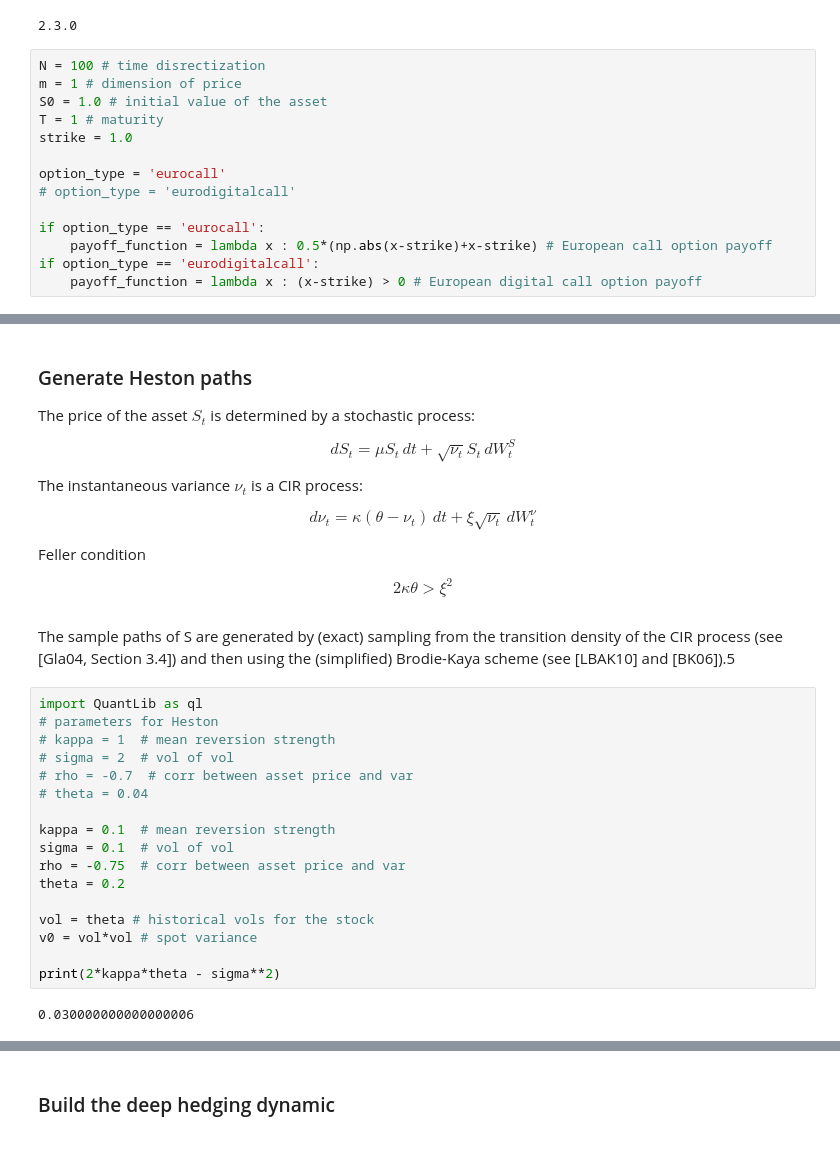
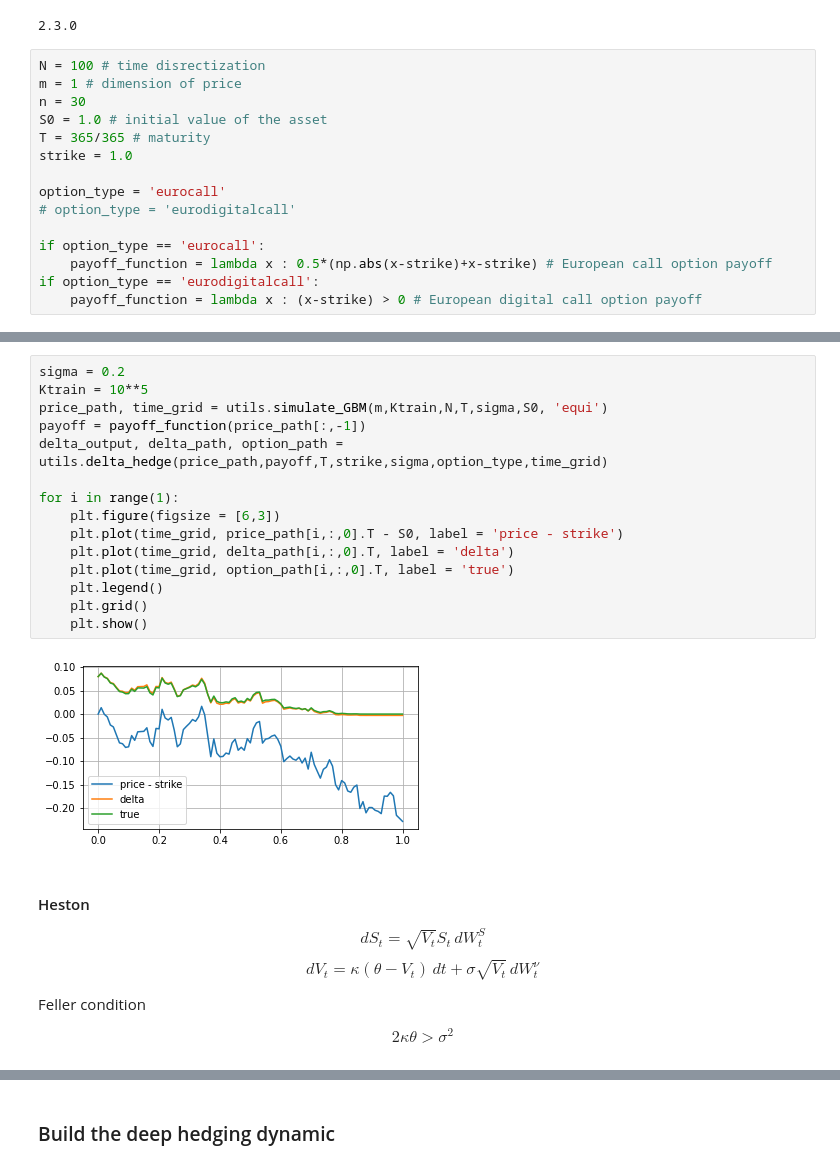
Before and after one commit to Parliamenthill/DeepHedging, a Jupyter notebook: deep hedging.ipynb, the cells around one changed output, grey strips where cells are left out. Cells and saved outputs as stored; diff of their text form.

```diff
--- a/deep hedging.ipynb
+++ b/deep hedging.ipynb
@@ -12,8 +12,9 @@ print(tf.__version__)
 # %%
 N = 100 # time disrectization
 m = 1 # dimension of price
+n = 30
 S0 = 1.0 # initial value of the asset
-T = 1 # maturity
+T = 365/365 # maturity
 strike = 1.0
 
 option_type = 'eurocall'
@@ -26,43 +34,31 @@ if option_type == 'eurodigitalcall':
+# %%
+sigma = 0.2
+Ktrain = 10**5
+price_path, time_grid = utils.simulate_GBM(m,Ktrain,N,T,sigma,S0, 'equi')
+payoff = payoff_function(price_path[:,-1])
+delta_output, delta_path, option_path = utils.delta_hedge(price_path,payoff,T,strike,sigma,option_type,time_grid)
+
+for i in range(1):
+    plt.figure(figsize = [6,3])
+    plt.plot(time_grid, price_path[i,:,0].T - S0, label = 'price - strike')
+    plt.plot(time_grid, delta_path[i,:,0].T, label = 'delta')
+    plt.plot(time_grid, option_path[i,:,0].T, label = 'true')
+    plt.legend()
+    plt.grid()
+    plt.show()
+# %% [output]
+[figure, added]
 # %% [markdown]
-### Generate Heston paths
-
-The price of the asset $S_t$ is determined by a stochastic process:
-
+#### Heston
 $$
-dS_{t}=\mu S_{t}\,dt+{\sqrt  {\nu_{t}}}S_{t}\,dW_{t}^{S}
+dS_{t}={\sqrt  {V_{t}}}S_{t}\,dW_{t}^{S}
 $$
-
-The instantaneous variance $\nu_t$ is a CIR process:
-
 $$
-d\nu_{t}=\kappa (\theta -\nu_{t})\,dt+\xi {\sqrt  {\nu_{t}}}\,dW_{t}^{{\nu }}
+dV_{t}=\kappa (\theta -V_{t})\,dt+\sigma {\sqrt  {V_{t}}}\,dW_{t}^{{\nu }}
 $$
 
 Feller condition
 
 $$
-2\kappa \theta >\xi ^{2}
+2\kappa \theta >\sigma ^{2}
 $$
-# %% [markdown]
-The sample paths of S are generated by (exact) sampling from the transition density
-of the CIR process (see [Gla04, Section 3.4]) and then using the (simplified)
-Brodie-Kaya scheme (see [LBAK10] and [BK06]).5
-# %%
-import QuantLib as ql
-# parameters for Heston
-# kappa = 1  # mean reversion strength
-# sigma = 2  # vol of vol
-# rho = -0.7  # corr between asset price and var
-# theta = 0.04
-
-kappa = 0.1  # mean reversion strength
-sigma = 0.1  # vol of vol
-rho = -0.75  # corr between asset price and var
-theta = 0.2
-
-vol = theta # historical vols for the stock
-v0 = vol*vol # spot variance
-
-print(2*kappa*theta - sigma**2)
-# %% [output]
-0.030000000000000006
```
Also changed, not shown: parts of 16 cells of this notebook, 5 other files.
